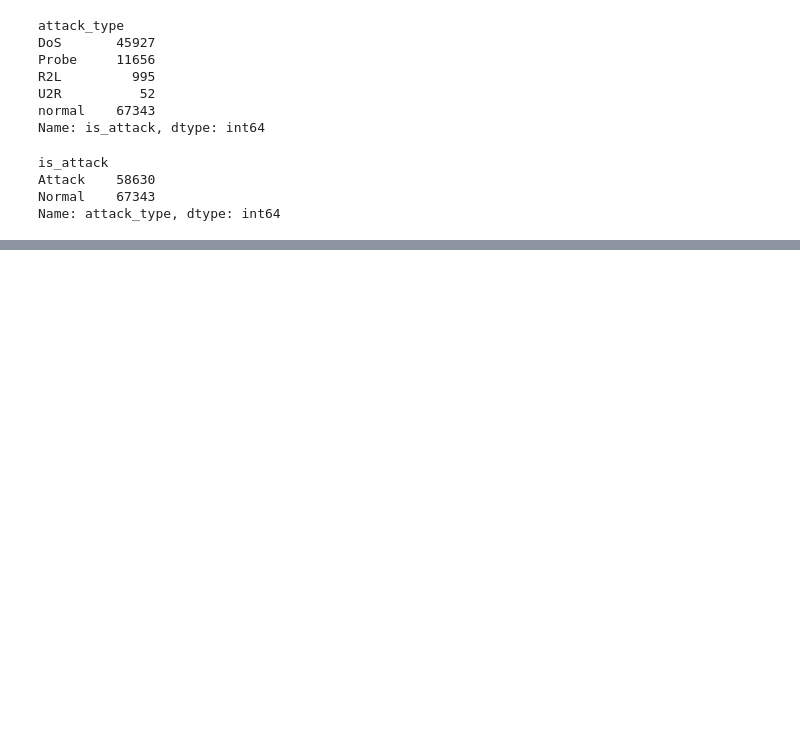
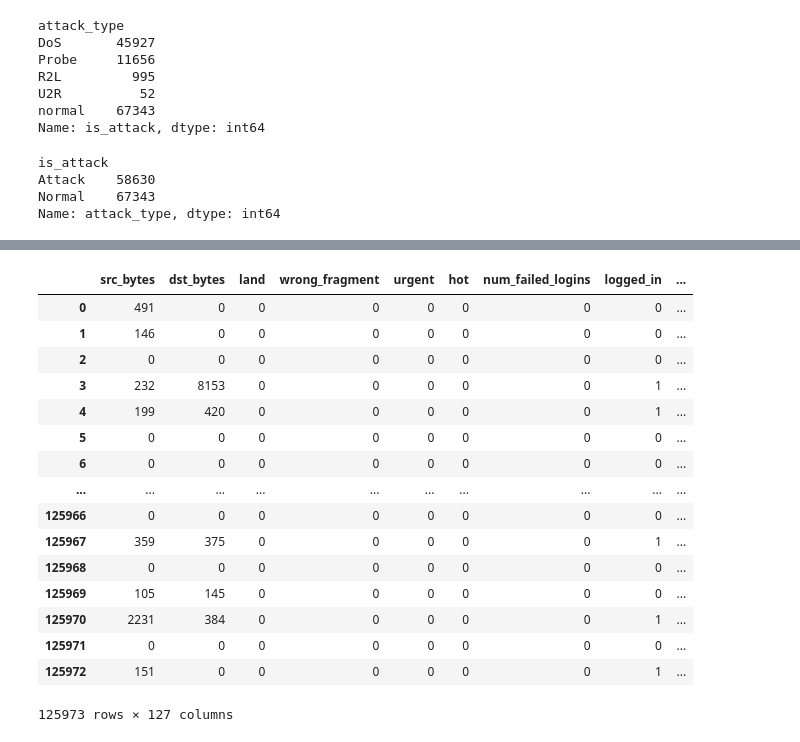
Before and after one commit to rkmalaiya/network_anomaly_detection_deep_learning, a Jupyter notebook: eda.ipynb, the cells around one changed output, grey strips where cells are left out. Saved outputs shown, nothing was run; the diff lists cells and outputs as text; code cells hidden in the pictures; blank space fills up the shorter version.

```diff
--- a/eda.ipynb
+++ b/eda.ipynb
@@ -198,0 +218,20 @@ dtype: int64
+# %%
+kdd_train_5labels
+# %% [output]
+|  | src_bytes | dst_bytes | land | wrong_fragment | urgent | hot | num_failed_logins | logged_in | ... |
+| 0 | 491 | 0 | 0 | 0 | 0 | 0 | 0 | 0 | ... |
+| 1 | 146 | 0 | 0 | 0 | 0 | 0 | 0 | 0 | ... |
+| 2 | 0 | 0 | 0 | 0 | 0 | 0 | 0 | 0 | ... |
+| 3 | 232 | 8153 | 0 | 0 | 0 | 0 | 0 | 1 | ... |
+| 4 | 199 | 420 | 0 | 0 | 0 | 0 | 0 | 1 | ... |
+| 5 | 0 | 0 | 0 | 0 | 0 | 0 | 0 | 0 | ... |
+| 6 | 0 | 0 | 0 | 0 | 0 | 0 | 0 | 0 | ... |
+| ... | ... | ... | ... | ... | ... | ... | ... | ... | ... |
+| 125966 | 0 | 0 | 0 | 0 | 0 | 0 | 0 | 0 | ... |
+| 125967 | 359 | 375 | 0 | 0 | 0 | 0 | 0 | 1 | ... |
+| 125968 | 0 | 0 | 0 | 0 | 0 | 0 | 0 | 0 | ... |
+| 125969 | 105 | 145 | 0 | 0 | 0 | 0 | 0 | 0 | ... |
+| 125970 | 2231 | 384 | 0 | 0 | 0 | 0 | 0 | 1 | ... |
+| 125971 | 0 | 0 | 0 | 0 | 0 | 0 | 0 | 0 | ... |
+| 125972 | 151 | 0 | 0 | 0 | 0 | 0 | 0 | 1 | ... |
+125973 rows × 127 columns
```
Also changed, not shown: parts of 12 cells of this notebook, 1 other file.
